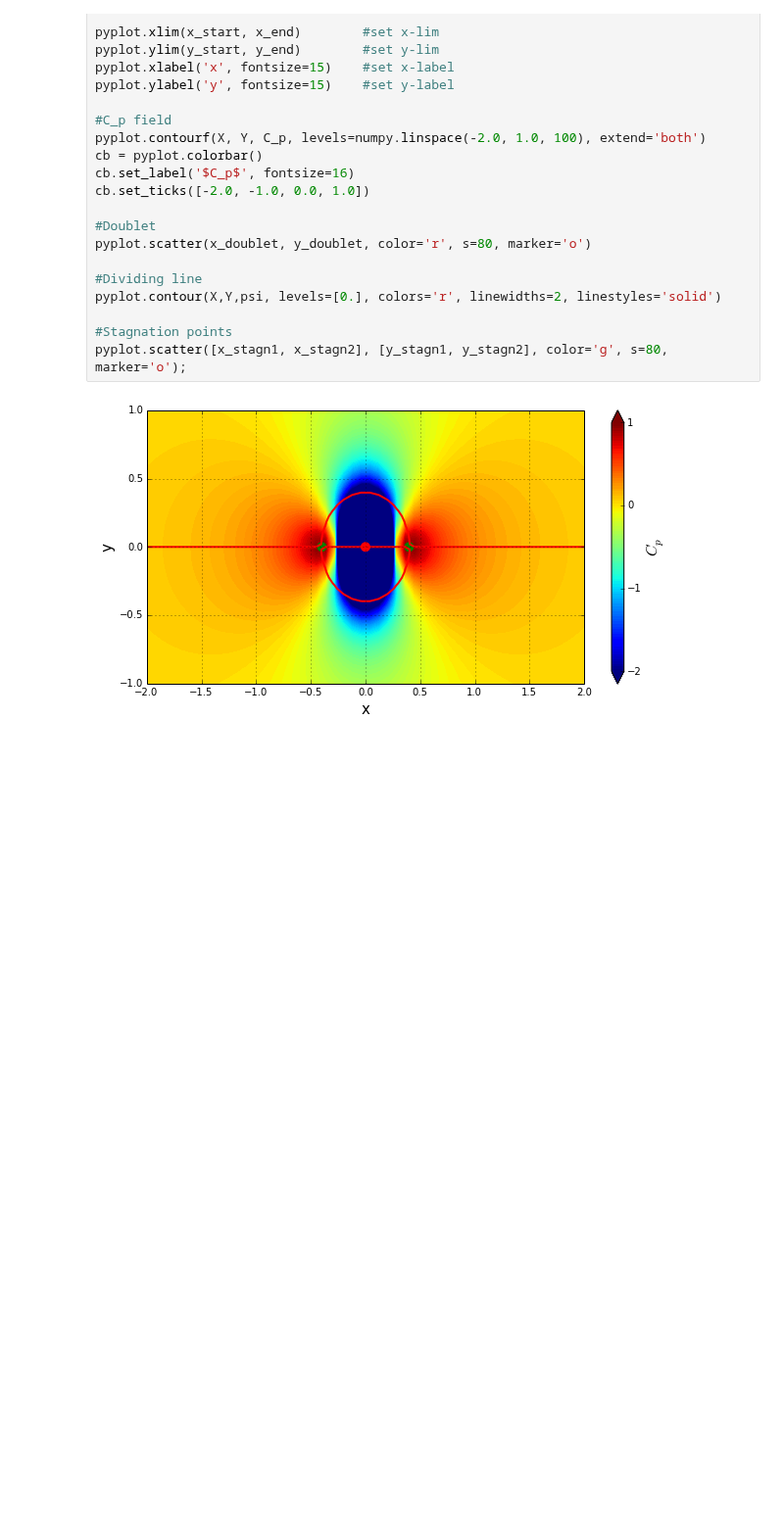
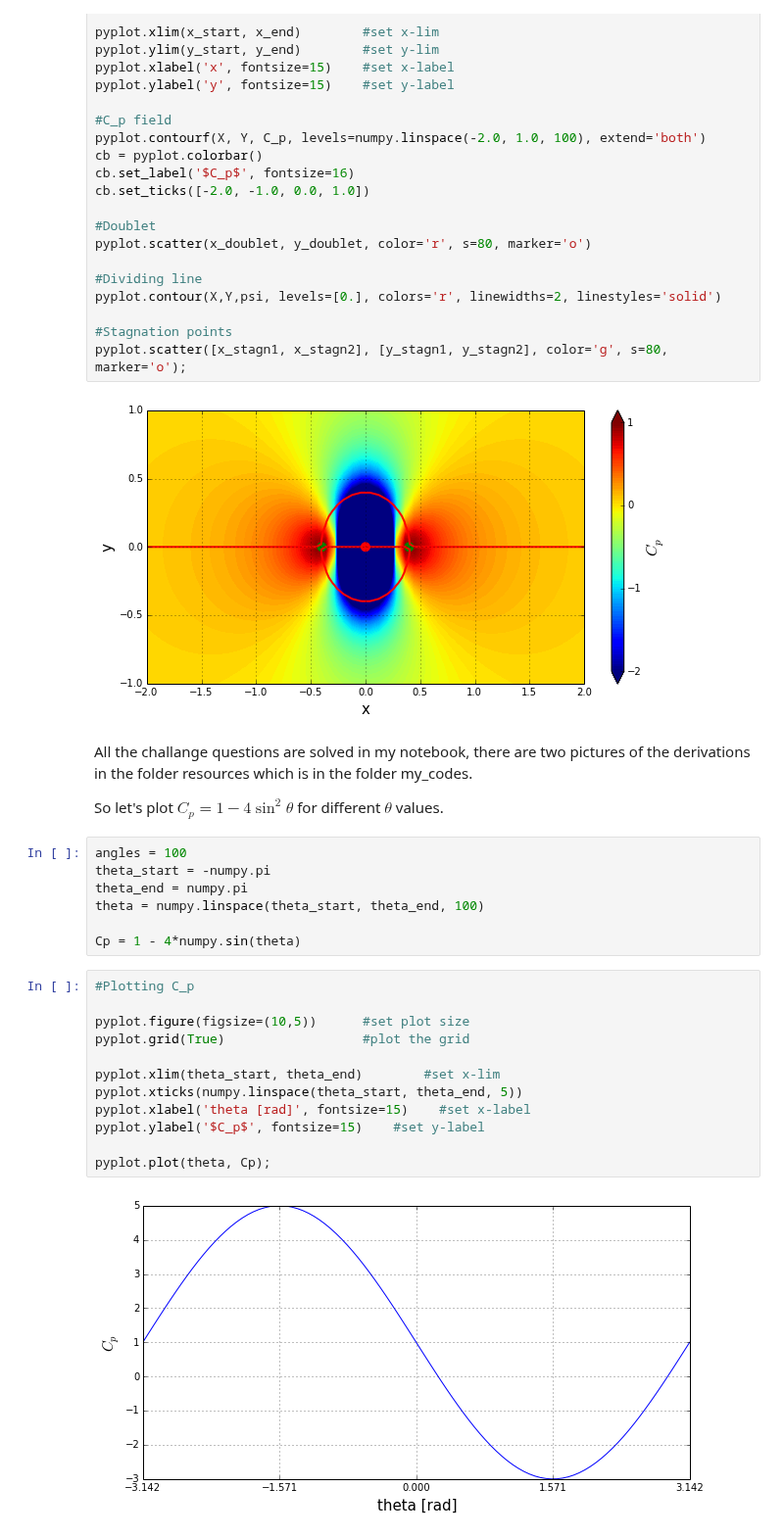
Before and after one commit to engamohd/AeroPython, a Jupyter notebook: my_codes/lesson03_mc.ipynb, the cells around one changed output. Shown at 98% size. Drawn from its saved outputs; the diff is of its cells as text; blank space fills up the shorter version.

Commit message:
Final version of lesson03 with challanges

```diff
--- a/my_codes/lesson03_mc.ipynb
+++ b/my_codes/lesson03_mc.ipynb
@@ -217,3 +217,28 @@ pyplot.contour(X,Y,psi, levels=[0.], colors='r', linewidths=2, linestyles='solid
 pyplot.scatter([x_stagn1, x_stagn2], [y_stagn1, y_stagn2], color='g', s=80, marker='o');
 # %% [output]
 [figure]
+# %% [markdown]
+All the challange questions are solved in my notebook, there are two pictures of the derivations in the folder resources which is in the folder my_codes.
+
+So let's plot $C_p = 1-4\sin^2\theta$ for different $\theta$ values.
+# %%
+angles = 100
+theta_start = -numpy.pi
+theta_end = numpy.pi
+theta = numpy.linspace(theta_start, theta_end, 100)
+
+Cp = 1 - 4*numpy.sin(theta)
+# %%
+#Plotting C_p
+
+pyplot.figure(figsize=(10,5))      #set plot size
+pyplot.grid(True)                  #plot the grid
+
+pyplot.xlim(theta_start, theta_end)        #set x-lim
+pyplot.xticks(numpy.linspace(theta_start, theta_end, 5))
+pyplot.xlabel('theta [rad]', fontsize=15)    #set x-label
+pyplot.ylabel('$C_p$', fontsize=15)    #set y-label
+
+pyplot.plot(theta, Cp);
+# %% [output]
+[figure, added]
```
Also changed, not shown: 2 other files.
